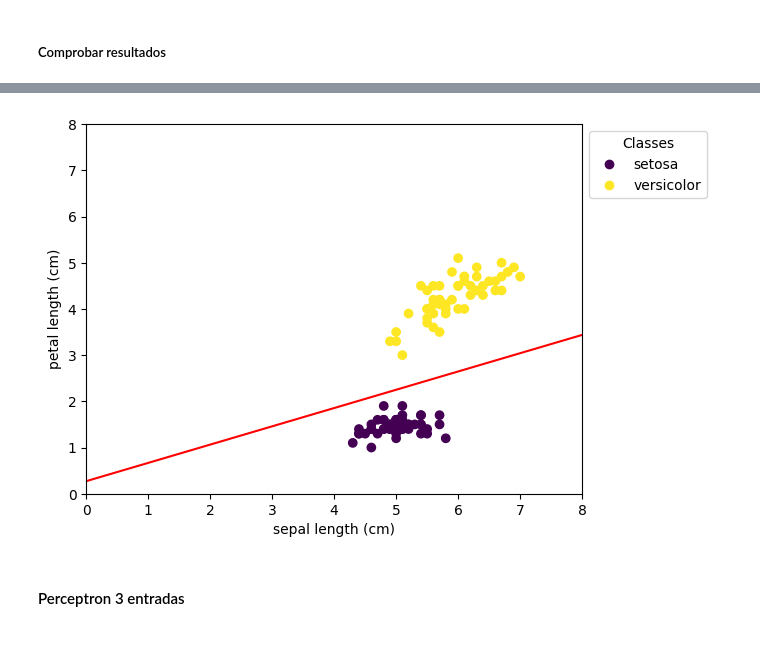
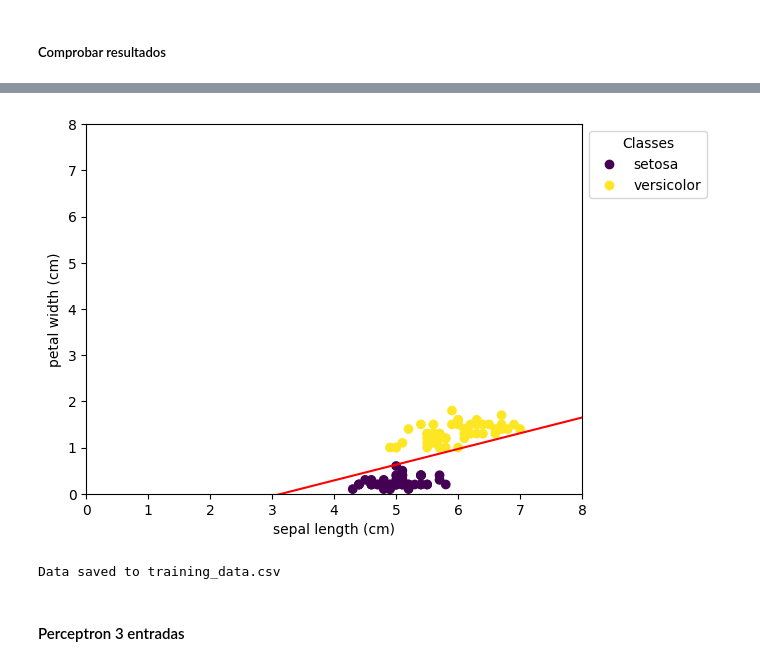
Before and after one commit to Cachaza/IA_LAB02_MLP, a Jupyter notebook: L2P1-Perceptron.ipynb, the cells around one changed output, grey strips where cells are left out. Drawn from its saved outputs; the diff is of its cells as text; code cells hidden in the pictures.

Commit message:
11 epocs con 2 entradas

```diff
--- a/L2P1-Perceptron.ipynb
+++ b/L2P1-Perceptron.ipynb
@@ -170,2 +169,3 @@ iris_test = tf.Variable(iris_testAll.iloc[:, [0, 2, 4]].values)
 # %%
 pesosIniciales
+data_list = []
@@ -218,18 +214,23 @@ class Perceptron:
           epochs=10,
           learning_rate=0.01):
 
-    for epoch in range(1, epochs):
+    for epoch in range(1, epochs + 1):
 
       loss = 0
       learning_rate = tf.cast(learning_rate, tf.double)
 
+
+
+
       for i in range(X.shape[0]):
+
         pesoInicial = self.weights.numpy()
 
         sample = np.reshape(
             X[i], (self.weights.shape[0], self.weights.shape[1]))
 
         prediction = self.predict(sample)
+
         error = y[i] - prediction
         loss += abs(error)
 
@@ -244,20 +245,22 @@ class Perceptron:
           print("\n\nweights: "+ str(self.weights.numpy()) + "\n bias: " + str(self.bias.numpy()))
 
           data = {
+            "Learning rate": "{:.2e}".format(learning_rate.numpy()),
             "epoch": epoch,
-            "entradas": X[i],
-            "pesos": pesoInicial,
+            "entradas": X[i].numpy(),
+            "pesos": ["{:.2e}".format(pesosIniciales.numpy()[0][0]), "{:.2e}".format(pesosIniciales.numpy()[1][0])],
             "prediction": prediction,
-            "Salida deseada": y[i],
-            "error": error,
-            "Pesos finales": self.weights.numpy(),
+            "Salida deseada": "{:.2e}".format(y[i].numpy()),
+            "loss": "{:.2e}".format(loss),
+            "Pesos finales": ["{:.2e}".format(self.weights.numpy()[0][0]), "{:.2e}".format(self.weights.numpy()[1][0])],
+            "bias": "{:.2e}".format(self.bias.numpy()[0]),
           }
-
-
-
-          dataDinujar.append(data)
+          data_list.append(data)
 
       loss /= X.shape[0]
+      if loss == 0:
+          print(f"Training completed with zero error at epoch {epoch}")
+          break
 
       if (epoch % 1) == 0 or (epoch == epochs - 1):
         print(f"Epoch {epoch} with loss {loss}")
@@ -266,15 +269,16 @@ class Perceptron:
 # %%
 datos_entrenamiento = iris_entrenamiento[:, :-1]
 target_entrenamiento = iris_entrenamiento[:, -1]
-epochs = 50
+epochs = 300
 
 datos_test = iris_test[:, :-1]
 indices_test = iris_test[:, -1]
 
 # Lista de learning rates
-learning_rates = [0.01, 0.05, 0.1, 0.5, 1.0]
+learning_rate = 0.01
 
-learning_rate = 0.5
+
+print(f"\n Learning rate: {learning_rate}")
 perceptron = Perceptron(Step(umbral), pesosIniciales)
 perceptron.fit(datos_entrenamiento, target_entrenamiento, epochs, learning_rate=learning_rate)
 # %% [output]
@@ -324,20 +328,31 @@ Sample [5.1 1.9] with prediction 0 and target 0.0
 # %%
 w = perceptron.weights
 b = perceptron.bias
 _, ax = plt.subplots()
-scatter = ax.scatter(iris_shuffleados.iloc[:, 0], iris_shuffleados.iloc[:, 2], c=iris_shuffleados.iloc[:, 4])
-ax.set(xlabel=iris.feature_names[0], ylabel=iris.feature_names[2])
+scatter = ax.scatter(iris_shuffleados.iloc[:, 0], iris_shuffleados.iloc[:, 3], c=iris_shuffleados.iloc[:, 4])
+ax.set(xlabel=iris.feature_names[0], ylabel=iris.feature_names[3])
 _ = ax.legend(
     scatter.legend_elements()[0], iris.target_names, loc="upper left", title="Classes", bbox_to_anchor=(1, 1)
 )
 plt.xlim(0, 8)
 plt.ylim(0, 8)
-x = np.linspace(0, 8, 100)
+
+x_min, x_max = ax.get_xlim()
+
+x = np.linspace(x_min, x_max, 100)
 y = (-b - w[0] * x) / w[1]
 plt.plot(x, y, '-r')
 plt.show()
 # %% [output]
-[figure, old version]
+[figure, new version]
+# %%
+df = pd.DataFrame(data_list)
+# Save the DataFrame to a CSV file
+df.to_csv("training_data.csv", index=False)
+
+print("Data saved to training_data.csv")
+# %% [output]
+Data saved to training_data.csv
 # %% [markdown]
 #### Perceptron 3 entradas
 # %%
```
Also changed, not shown: parts of 20 cells of this notebook.
